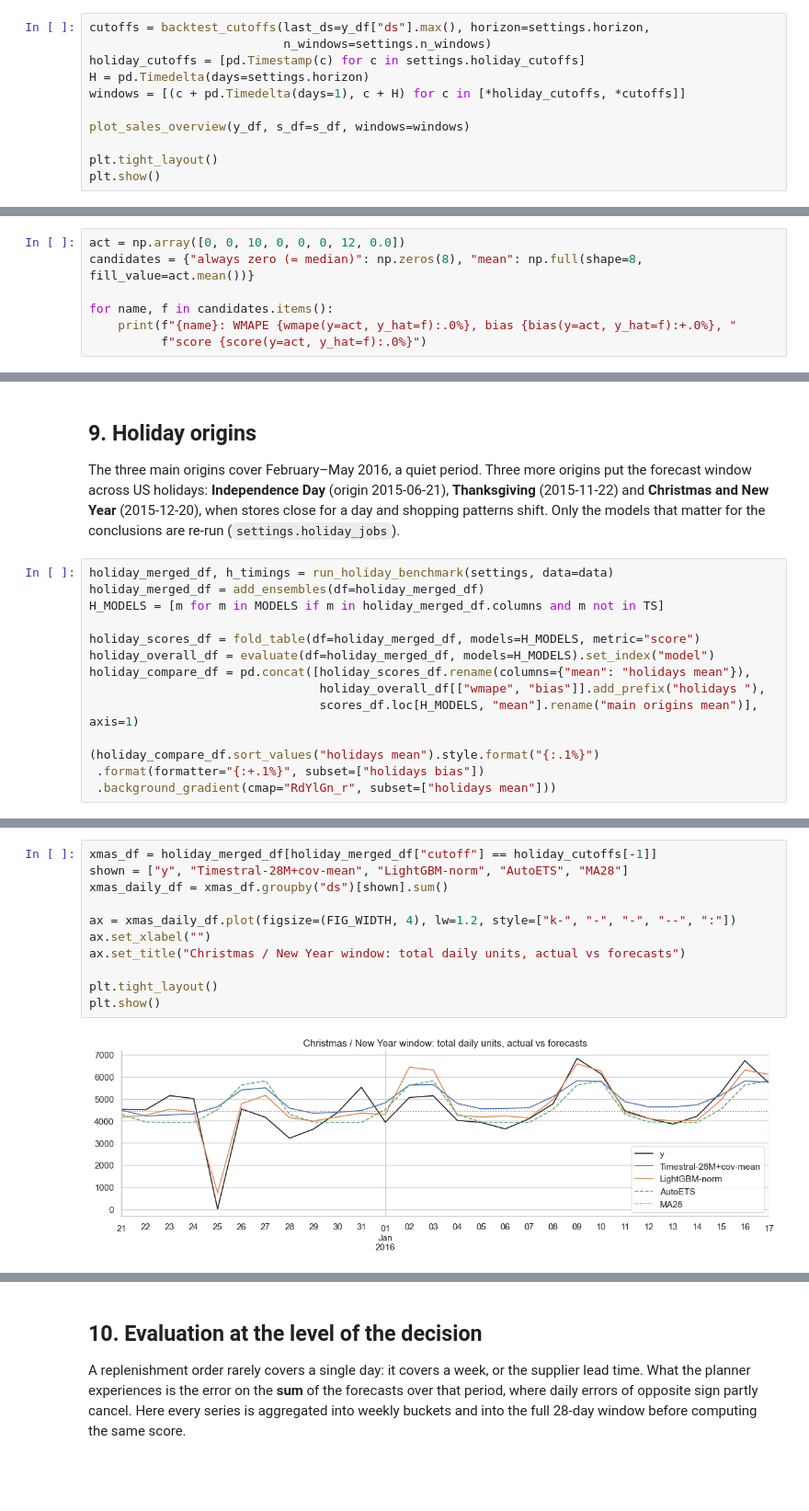
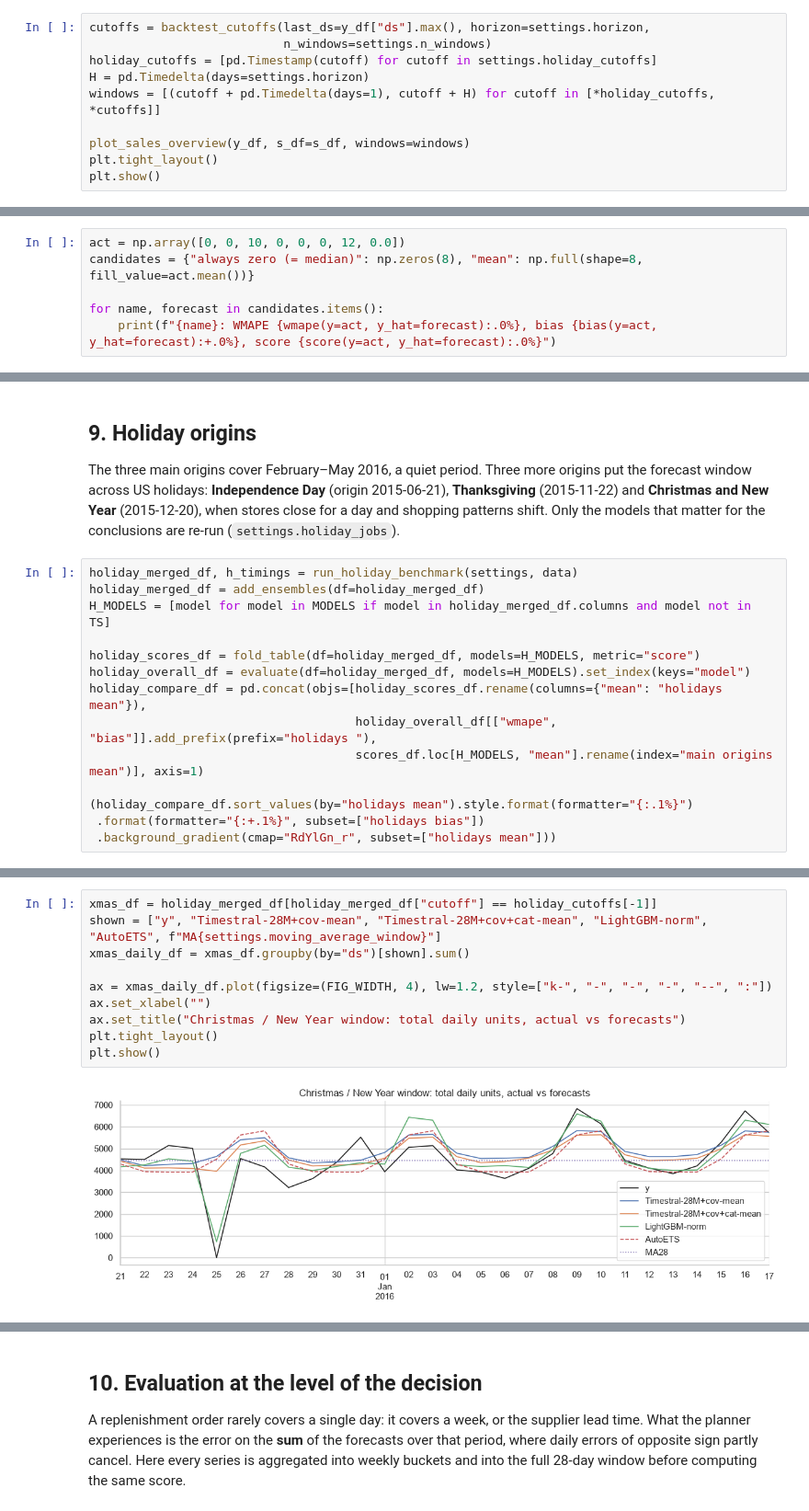
Before and after one commit to skateddu/timestral-forecast, a Jupyter notebook: timestral_analysis.ipynb, the cells around one changed output, grey strips where cells are left out. Shown at 92% size. Cells and saved outputs as stored; diff of their text form; blank space fills up the shorter version.

```diff
--- a/timestral_analysis.ipynb
+++ b/timestral_analysis.ipynb
@@ -147,12 +155,11 @@ s_df.head()
 # %%
 cutoffs = backtest_cutoffs(last_ds=y_df["ds"].max(), horizon=settings.horizon,
                            n_windows=settings.n_windows)
-holiday_cutoffs = [pd.Timestamp(c) for c in settings.holiday_cutoffs]
+holiday_cutoffs = [pd.Timestamp(cutoff) for cutoff in settings.holiday_cutoffs]
 H = pd.Timedelta(days=settings.horizon)
-windows = [(c + pd.Timedelta(days=1), c + H) for c in [*holiday_cutoffs, *cutoffs]]
+windows = [(cutoff + pd.Timedelta(days=1), cutoff + H) for cutoff in [*holiday_cutoffs, *cutoffs]]
 
 plot_sales_overview(y_df, s_df=s_df, windows=windows)
-
 plt.tight_layout()
 plt.show()
 # %% [output]
@@ -484,9 +525,8 @@ is the median. A series with two orders in eight days shows why:
 act = np.array([0, 0, 10, 0, 0, 0, 12, 0.0])
 candidates = {"always zero (= median)": np.zeros(8), "mean": np.full(shape=8, fill_value=act.mean())}
 
-for name, f in candidates.items():
-    print(f"{name}: WMAPE {wmape(y=act, y_hat=f):.0%}, bias {bias(y=act, y_hat=f):+.0%}, "
-          f"score {score(y=act, y_hat=f):.0%}")
+for name, forecast in candidates.items():
+    print(f"{name}: WMAPE {wmape(y=act, y_hat=forecast):.0%}, bias {bias(y=act, y_hat=forecast):+.0%}, score {score(y=act, y_hat=forecast):.0%}")
 # %% [output]
 always zero (= median): WMAPE 100%, bias -100%, score 200%
 mean: WMAPE 150%, bias +0%, score 150%
@@ -800,17 +922,17 @@ window across US holidays: **Independence Day** (origin 2015-06-21), **Thanksgiv
 **Christmas and New Year** (2015-12-20), when stores close for a day and shopping patterns shift. Only the
 models that matter for the conclusions are re-run (`settings.holiday_jobs`).
 # %%
-holiday_merged_df, h_timings = run_holiday_benchmark(settings, data=data)
+holiday_merged_df, h_timings = run_holiday_benchmark(settings, data)
 holiday_merged_df = add_ensembles(df=holiday_merged_df)
-H_MODELS = [m for m in MODELS if m in holiday_merged_df.columns and m not in TS]
+H_MODELS = [model for model in MODELS if model in holiday_merged_df.columns and model not in TS]
 
 holiday_scores_df = fold_table(df=holiday_merged_df, models=H_MODELS, metric="score")
-holiday_overall_df = evaluate(df=holiday_merged_df, models=H_MODELS).set_index("model")
-holiday_compare_df = pd.concat([holiday_scores_df.rename(columns={"mean": "holidays mean"}),
-                                holiday_overall_df[["wmape", "bias"]].add_prefix("holidays "),
-                                scores_df.loc[H_MODELS, "mean"].rename("main origins mean")], axis=1)
+holiday_overall_df = evaluate(df=holiday_merged_df, models=H_MODELS).set_index(keys="model")
+holiday_compare_df = pd.concat(objs=[holiday_scores_df.rename(columns={"mean": "holidays mean"}),
+                                     holiday_overall_df[["wmape", "bias"]].add_prefix(prefix="holidays "),
+                                     scores_df.loc[H_MODELS, "mean"].rename(index="main origins mean")], axis=1)
 
-(holiday_compare_df.sort_values("holidays mean").style.format("{:.1%}")
+(holiday_compare_df.sort_values(by="holidays mean").style.format(formatter="{:.1%}")
  .format(formatter="{:+.1%}", subset=["holidays bias"])
  .background_gradient(cmap="RdYlGn_r", subset=["holidays mean"]))
 # %% [output]
@@ -837,14 +960,13 @@ repeat the usual weekly shape, while the actuals spike before the holidays and d
 Christmas Day.
 # %%
 xmas_df = holiday_merged_df[holiday_merged_df["cutoff"] == holiday_cutoffs[-1]]
-shown = ["y", "Timestral-28M+cov-mean", "LightGBM-norm", "AutoETS", "MA28"]
-xmas_daily_df = xmas_df.groupby("ds")[shown].sum()
+shown = ["y", "Timestral-28M+cov-mean", "Timestral-28M+cov+cat-mean", "LightGBM-norm", "AutoETS", f"MA{settings.moving_average_window}"]
+xmas_daily_df = xmas_df.groupby(by="ds")[shown].sum()
 
-ax = xmas_daily_df.plot(figsize=(FIG_WIDTH, 4), lw=1.2, style=["k-", "-", "-", "--", ":"])
+ax = xmas_daily_df.plot(figsize=(FIG_WIDTH, 4), lw=1.2, style=["k-", "-", "-", "-", "--", ":"])
 ax.set_xlabel("")
 ax.set_title("Christmas / New Year window: total daily units, actual vs forecasts")
-
 plt.tight_layout()
 plt.show()
 # %% [output]
-[figure, old version]
+[figure, new version]
```
Also changed, not shown: parts of 82 cells of this notebook, 18 other files.
